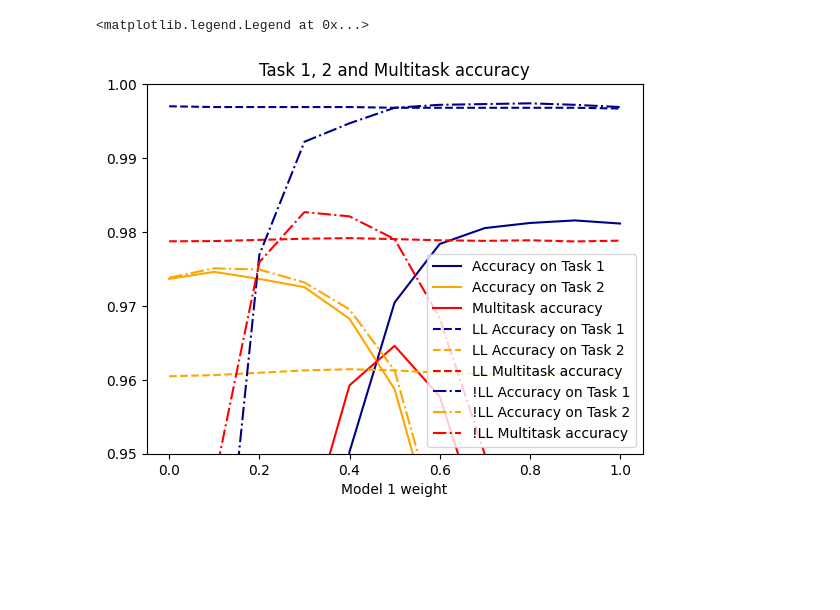
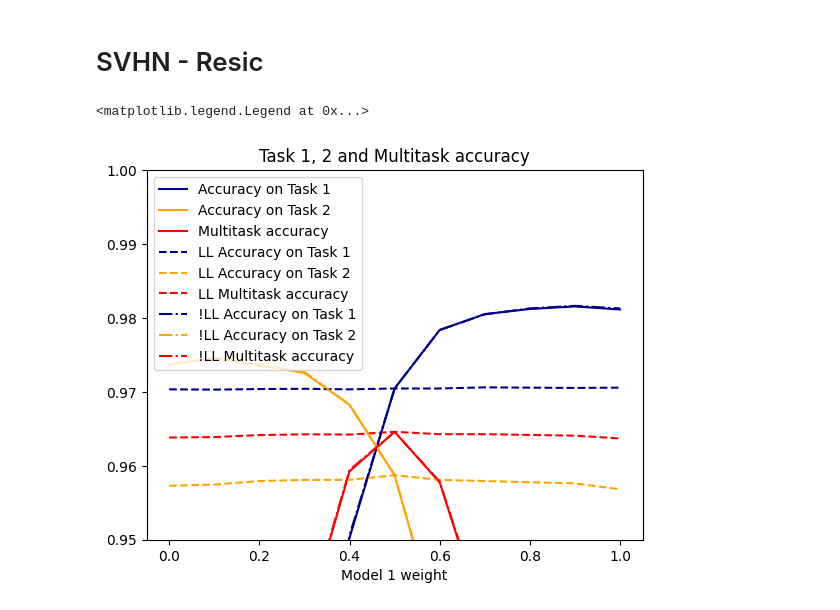
Before and after one commit to dennis-grinwald/task_vectors, a Jupyter notebook: analysis/accs.ipynb, the cells around one changed output. Cells and saved outputs as stored; diff of their text form; code cells hidden in the pictures; blank space fills up the shorter version.

```diff
--- a/analysis/accs.ipynb
+++ b/analysis/accs.ipynb
@@ -20,4 +71,19 @@ cleaned_keys = [float(key) for key in test_acc_dict.keys()]
+# %% [markdown]
+# SVHN - Resic
 # %%
+test_acc_dict = np.load(
+    '/Users/dg/Projects/task_vectors/task_accs.npy',
+    allow_pickle=True
+).item()
+last_layer_test_acc_dict = np.load(
+    '/Users/dg/Projects/task_vectors/only_last_class_layer_task_accs.npy',
+    allow_pickle=True
+).item()
+except_last_layer_test_acc_dict = np.load(
+    '/Users/dg/Projects/task_vectors/axcept_last_class_layer_task_accs.npy',
+    allow_pickle=True
+).item()
+cleaned_keys = [float(key) for key in test_acc_dict.keys()]
 plt.plot(
     cleaned_keys,
     np.array(list(test_acc_dict.values()))[:,0], color='darkblue', label='Accuracy on Task 1'
@@ -40,32 +106,32 @@ plt.plot(
 )
 plt.plot(
     cleaned_keys,
     np.array(list(last_layer_test_acc_dict.values()))[:,2], linestyle='--', color='red', label='LL Multitask accuracy'
 )
 plt.plot(
     cleaned_keys,
     np.array(list(except_last_layer_test_acc_dict.values()))[:,0], color='darkblue', linestyle='-.', label='!LL Accuracy on Task 1'
 )
 plt.plot(
     cleaned_keys,
     np.array(list(except_last_layer_test_acc_dict.values()))[:,1], color='orange', linestyle='-.', label='!LL Accuracy on Task 2'
 )
 plt.plot(
     cleaned_keys,
     np.array(list(except_last_layer_test_acc_dict.values()))[:,2], linestyle='-.', color='red', label='!LL Multitask accuracy'
 )
 plt.xlabel(
     'Model 1 weight'
 )
 plt.ylim(
     0.95,1
 )
 plt.title(
     'Task 1, 2 and Multitask accuracy'
 )
 plt.legend(
-    loc='lower right'
+    loc='upper left'
 )
 # %% [output]
 <matplotlib.legend.Legend at 0x...>
-[figure, old version]
+[figure, new version]
```
Also changed, not shown: parts of 5 cells of this notebook, 3 other files.
